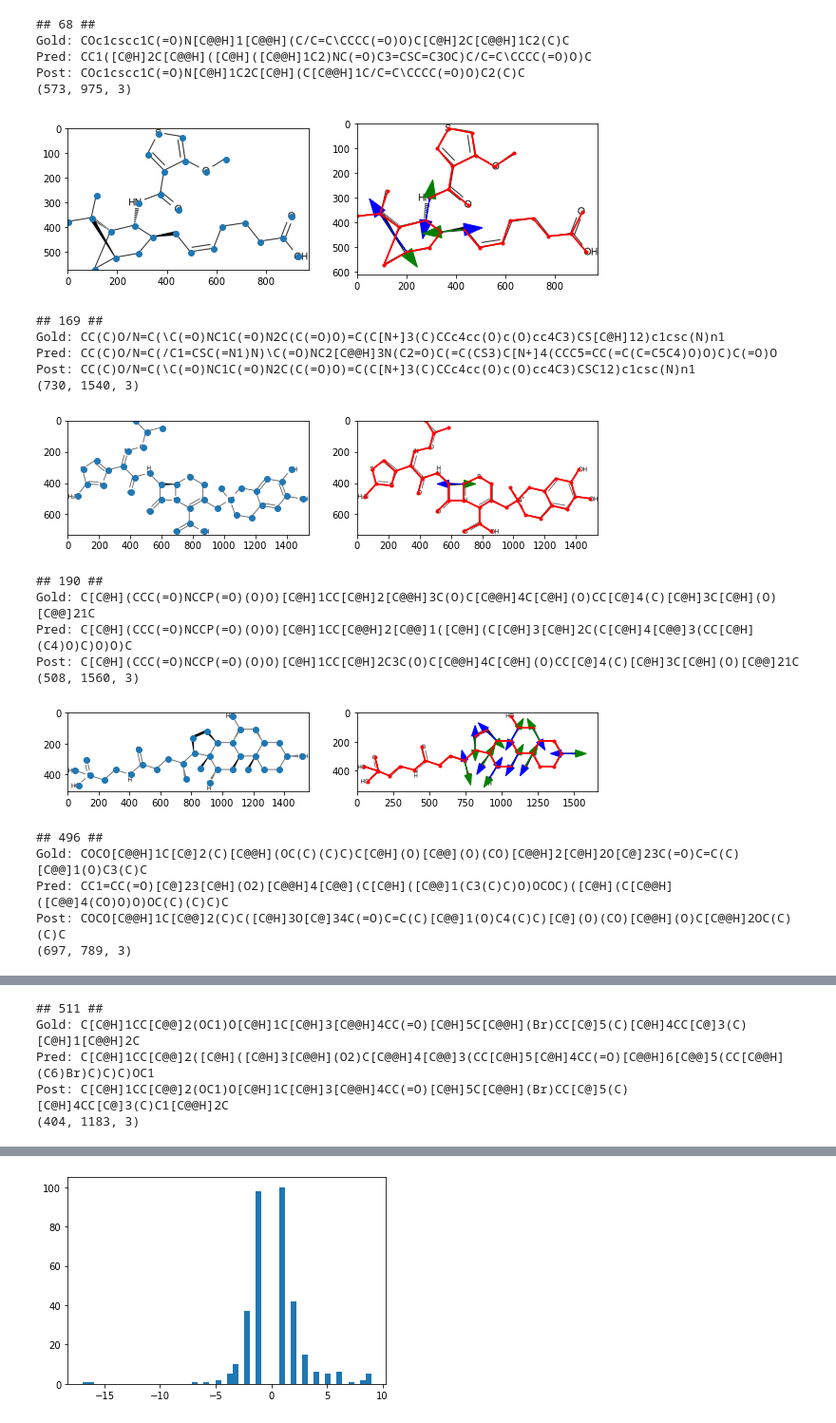
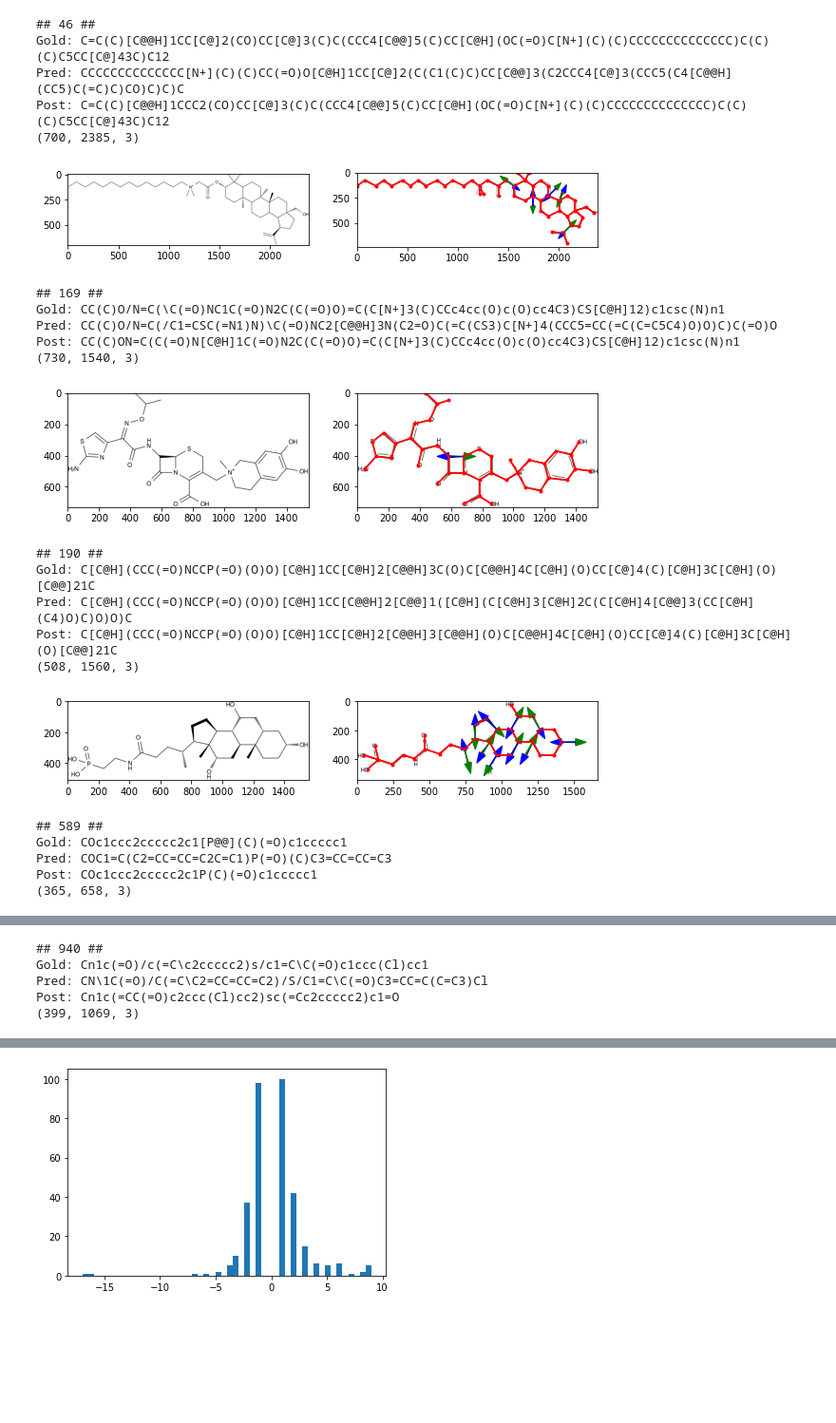
Before and after one commit to thomas0809/MolScribe, a Jupyter notebook: notebook/graph.ipynb, the cells around one changed output, grey strips where cells are left out. Shown at 95% size. Cells and saved outputs as stored; diff of their text form; code cells hidden in the pictures; blank space fills up the shorter version.

```diff
--- a/notebook/graph.ipynb
+++ b/notebook/graph.ipynb
@@ -22,7 +22,7 @@ import rdkit.Chem as Chem
 df = pd.read_csv('../data/molbank/pubchem/valid.csv')
 # smiles_pred_df = pd.read_csv('../output/indigo/swin_base_50_lstm/prediction_valid.csv')
 # nodes_pred_df = pd.read_csv('../output/indigo/swin_base_edges_bin64_ep100_sep/prediction_valid.csv')
-nodes_pred_df = pd.read_csv('../output/pubchem/swin_base_200k_jointedges1/prediction_valid.csv')
+nodes_pred_df = pd.read_csv('../output/pubchem/swin_base_200k_jointedges2/prediction_valid.csv')
 
 tokenizer = NodeTokenizer(50)
 
@@ -78,62 +78,62 @@ for i, row in df.iterrows():
     img = cv2.imread(path)
     print(img.shape)
     h, w, _ = img.shape
-    nodes = get_nodes(smiles)
+#     nodes = get_nodes(smiles)
     plt.figure(figsize=(10,5))
     plt.subplot(1,2,1)
     plt.imshow(img)
-    plt.scatter(nodes[:,0], nodes[:,1])
+#     plt.scatter(nodes[:,0], nodes[:,1])
     plt.subplot(1,2,2)
     plt.imshow(img)
     coords = np.array(eval(nodes_pred_df.loc[i, 'node_coords']))
     symbols = np.array(eval(nodes_pred_df.loc[i, 'node_symbols']))
     x, y = coords[:,1]*w, coords[:,0]*h
     plt.scatter(x, y, color='r', marker='.')
     edges = eval(nodes_pred_df.loc[i, 'edges'])
     post_smiles, mol = _postprocess_smiles(pred_smiles, coords, symbols, edges, debug=True)
     for i in range(len(x)):
         for j in range(len(x)):
             if edges[i][j] != 0:
                 if edges[i][j] in [5, 6]:
                     color = 'blue' if edges[i][j] == 5 else 'green'
                     plt.arrow(x[i], y[i], x[j]-x[i], y[j]-y[i], color=color, head_width=50)
 #                     print(i, j, edges[i][j], edges[j][i])
                 else:
                     color = 'red'
                     plt.plot([x[i], x[j]], [y[i], y[j]], color)
     plt.show()
 #     mol = Chem.MolFromSmiles(pred_smiles)
 #     chiral_centers = Chem.FindMolChiralCenters(
 #             mol, includeUnassigned=True, includeCIP=False, useLegacyImplementation=False)
 #     print(chiral_centers)
 #     mol0 = Chem.MolFromSmiles(canon_gold, sanitize=False)
 #     mol = Chem.MolFromSmiles(canon_pred, sanitize=False)
 #     try:
 #         img = Chem.Draw.MolsToGridImage([mol0,mol], subImgSize=(250,250), molsPerRow=2, useSVG=True)
 #         display(img)
 #     except:
 #         pass
 # %% [output]
-## 68 ##
-Gold: COc1cscc1C(=O)N[C@@H]1[C@@H](C/C=C\CCCC(=O)O)C[C@H]2C[C@@H]1C2(C)C
-Pred: CC1([C@H]2C[C@@H]([C@H]([C@@H]1C2)NC(=O)C3=CSC=C3OC)C/C=C\CCCC(=O)O)C
-Post: COc1cscc1C(=O)N[C@H]1C2C[C@H](C[C@@H]1C/C=C\CCCC(=O)O)C2(C)C
-(573, 975, 3)
+## 46 ##
+Gold: C=C(C)[C@@H]1CC[C@]2(CO)CC[C@]3(C)C(CCC4[C@@]5(C)CC[C@H](OC(=O)C[N+](C)(C)CCCCCCCCCCCCCC)C(C)(C)C5CC[C@]43C)C12
+Pred: CCCCCCCCCCCCCC[N+](C)(C)CC(=O)O[C@H]1CC[C@]2(C(C1(C)C)CC[C@@]3(C2CCC4[C@]3(CCC5(C4[C@@H](CC5)C(=C)C)CO)C)C)C
+Post: C=C(C)[C@@H]1CCC2(CO)CC[C@]3(C)C(CCC4[C@@]5(C)CC[C@H](OC(=O)C[N+](C)(C)CCCCCCCCCCCCCC)C(C)(C)C5CC[C@]43C)C12
+(700, 2385, 3)
-[figure, old version]
+[figure, new version]
 ## 169 ##
 Gold: CC(C)O/N=C(\C(=O)NC1C(=O)N2C(C(=O)O)=C(C[N+]3(C)CCc4cc(O)c(O)cc4C3)CS[C@H]12)c1csc(N)n1
 Pred: CC(C)O/N=C(/C1=CSC(=N1)N)\C(=O)NC2[C@@H]3N(C2=O)C(=C(CS3)C[N+]4(CCC5=CC(=C(C=C5C4)O)O)C)C(=O)O
-Post: CC(C)O/N=C(\C(=O)NC1C(=O)N2C(C(=O)O)=C(C[N+]3(C)CCc4cc(O)c(O)cc4C3)CSC12)c1csc(N)n1
+Post: CC(C)ON=C(C(=O)N[C@H]1C(=O)N2C(C(=O)O)=C(C[N+]3(C)CCc4cc(O)c(O)cc4C3)CS[C@H]12)c1csc(N)n1
 (730, 1540, 3)
-[figure, old version]
+[figure, new version]
 ## 190 ##
 Gold: C[C@H](CCC(=O)NCCP(=O)(O)O)[C@H]1CC[C@H]2[C@@H]3C(O)C[C@@H]4C[C@H](O)CC[C@]4(C)[C@H]3C[C@H](O)[C@@]21C
 Pred: C[C@H](CCC(=O)NCCP(=O)(O)O)[C@H]1CC[C@@H]2[C@@]1([C@H](C[C@H]3[C@H]2C(C[C@H]4[C@@]3(CC[C@H](C4)O)C)O)O)C
-Post: C[C@H](CCC(=O)NCCP(=O)(O)O)[C@H]1CC[C@H]2C3C(O)C[C@@H]4C[C@H](O)CC[C@]4(C)[C@H]3C[C@H](O)[C@@]21C
+Post: C[C@H](CCC(=O)NCCP(=O)(O)O)[C@H]1CC[C@H]2[C@@H]3[C@@H](O)C[C@@H]4C[C@H](O)CC[C@]4(C)[C@H]3C[C@H](O)[C@@]21C
 (508, 1560, 3)
-[figure, old version]
+[figure, new version]
-## 496 ##
-Gold: COCO[C@@H]1C[C@]2(C)[C@@H](OC(C)(C)C)C[C@H](O)[C@@](O)(CO)[C@@H]2[C@H]2O[C@]23C(=O)C=C(C)[C@@]1(O)C3(C)C
-Pred: CC1=CC(=O)[C@]23[C@H](O2)[C@@H]4[C@@](C[C@H]([C@@]1(C3(C)C)O)OCOC)([C@H](C[C@@H]([C@@]4(CO)O)O)OC(C)(C)C)C
-Post: COCO[C@@H]1C[C@@]2(C)C([C@H]3O[C@]34C(=O)C=C(C)[C@@]1(O)C4(C)C)[C@](O)(CO)[C@@H](O)C[C@@H]2OC(C)(C)C
-(697, 789, 3)
+## 589 ##
+Gold: COc1ccc2ccccc2c1[P@@](C)(=O)c1ccccc1
+Pred: COC1=C(C2=CC=CC=C2C=C1)P(=O)(C)C3=CC=CC=C3
+Post: COc1ccc2ccccc2c1P(C)(=O)c1ccccc1
+(365, 658, 3)
@@ -141,5 +141,5 @@ Post: COCO[C@@H]1C[C@@]2(C)C([C@H]3O[C@]34C(=O)C=C(C)[C@@]1(O)C4(C)C)[C@](O)(CO)
-## 511 ##
-Gold: C[C@H]1CC[C@@]2(OC1)O[C@H]1C[C@H]3[C@@H]4CC(=O)[C@H]5C[C@@H](Br)CC[C@]5(C)[C@H]4CC[C@]3(C)[C@H]1[C@@H]2C
-Pred: C[C@H]1CC[C@@]2([C@H]([C@H]3[C@@H](O2)C[C@@H]4[C@@]3(CC[C@H]5[C@H]4CC(=O)[C@@H]6[C@@]5(CC[C@@H](C6)Br)C)C)C)OC1
-Post: C[C@H]1CC[C@@]2(OC1)O[C@H]1C[C@H]3[C@@H]4CC(=O)[C@H]5C[C@@H](Br)CC[C@]5(C)[C@H]4CC[C@]3(C)C1[C@@H]2C
-(404, 1183, 3)
+## 940 ##
+Gold: Cn1c(=O)/c(=C\c2ccccc2)s/c1=C\C(=O)c1ccc(Cl)cc1
+Pred: CN\1C(=O)/C(=C\C2=CC=CC=C2)/S/C1=C\C(=O)C3=CC=C(C=C3)Cl
+Post: Cn1c(=CC(=O)c2ccc(Cl)cc2)sc(=Cc2ccccc2)c1=O
+(399, 1069, 3)
```
Also changed, not shown: parts of 2 cells of this notebook, 7 other files.
